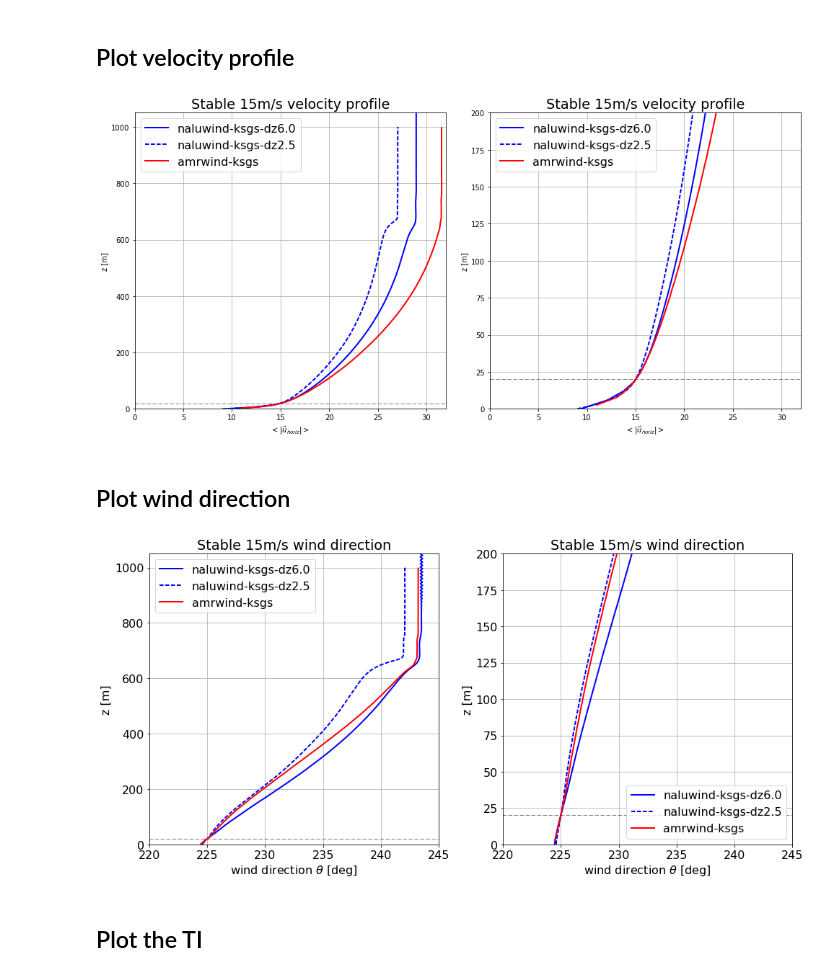
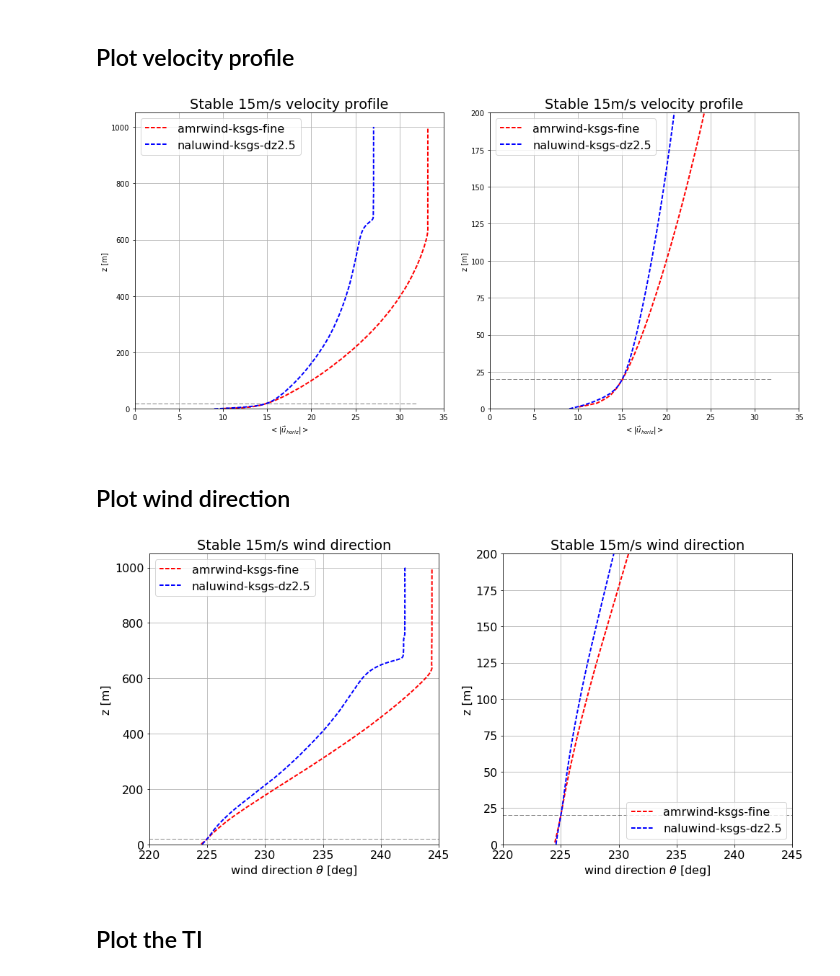
Before and after one commit to lawrenceccheung/AIAAScitech2021, a Jupyter notebook: Postprocessing/ABLStats/AMRWind_NaluWind_stable_15ms_comparison.ipynb, the cells around one changed output. Cells and saved outputs as stored; diff of their text form; code cells hidden in the pictures.

Commit message:
Update stable 15m/s comparisons with fine results

```diff
--- a/Postprocessing/ABLStats/AMRWind_NaluWind_stable_15ms_comparison.ipynb
+++ b/Postprocessing/ABLStats/AMRWind_NaluWind_stable_15ms_comparison.ipynb
@@ -14,14 +14,17 @@ import matplotlib.pyplot as plt
 # %%
 # Provide locations and parameters of data
 l_cases = {
-    'amrwind-ksgs':       load_alldata.AMRWind2Stats('../../AMRWindRuns/stable/15ms'),
-    'naluwind-ksgs-dz6.0':load_alldata.NaluWindStats('../../NaluWindRuns/stable/15ms/15ms_iter01/'),
+    #'amrwind-ksgs':       load_alldata.AMRWind2Stats('../../AMRWindRuns/stable/15ms'),
+    'amrwind-ksgs-fine':       load_alldata.AMRWind2Stats('../../AMRWindRuns/stable/15ms',
+                                                          lineavgfilename='line_average_data_fine.csv'),
+    #'naluwind-ksgs-dz6.0':load_alldata.NaluWindStats('../../NaluWindRuns/stable/15ms/15ms_iter01/'),
     'naluwind-ksgs-dz2.5':load_alldata.NaluWindStats('../../NaluWindRuns/stable/15ms/15ms_iter02/'),
 }
 # %%
 # What kind of line styles to use in the plots
 styles = {
     'amrwind-ksgs':     {'color':'r',         'lw':2, 'ls':'-',  'plotspectra':False},
+    'amrwind-ksgs-fine':      {'color':'r',         'lw':2, 'ls':'--',  'plotspectra':False},
     'naluwind-ksgs-dz6.0':    {'color':'b',         'lw':2, 'ls':'-',  'plotspectra':True},
     'naluwind-ksgs-dz2.5':    {'color':'b',         'lw':2, 'ls':'--',  'plotspectra':True},
 }
@@ -33,29 +36,29 @@ hubheights = [20.0]
 # %%
 #fig = plt.figure(figsize=(10,8))
 fig, axs = plt.subplots(1,2,figsize=(14,7),sharey=False)
 plt.rc('font', size=16)
 
 for l,c in l_cases.items():
     ls=styles[l]
     for i in [0,1]: axs[i].plot(c.hvelmag, c.z, label=l, color=ls['color'], linewidth=ls['lw'], linestyle=ls['ls'])
 
 for hh in hubheights:
     for i in [0,1]: axs[i].hlines(hh, 0, 32, linestyles='dashed', linewidth=0.5)
 
 for i in [0,1]:
     axs[i].set_xlabel(r'$< | \vec{u}_{horiz} | >$')
     axs[i].set_ylabel('z [m]')
-    axs[i].set_xlim(0,32)
+    axs[i].set_xlim(0,35)
     axs[i].legend(loc=0)
     axs[i].grid()
     axs[i].set_title('Stable 15m/s velocity profile')
 
 axs[0].set_ylim(0,1050)
 axs[1].set_ylim(0,200)
 
 plt.tight_layout()
 # %% [output]
-[figure, old version]
+[figure, new version]
 # %% [markdown]
 ## Plot wind direction
 # %%
@@ -86,7 +89,7 @@ axs[0].set_ylim(0,1050)
 axs[1].set_ylim(0,200)
 plt.tight_layout()
 # %% [output]
-[figure, old version]
+[figure, new version]
 # %% [markdown]
 ## Plot the TI
 # %%
```
Also changed, not shown: parts of 4 cells of this notebook.
